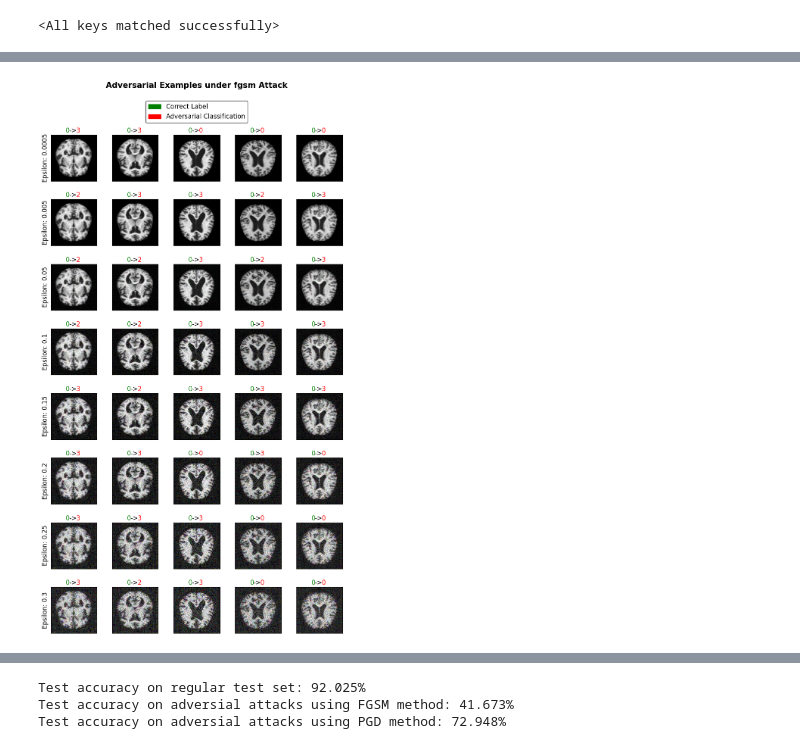
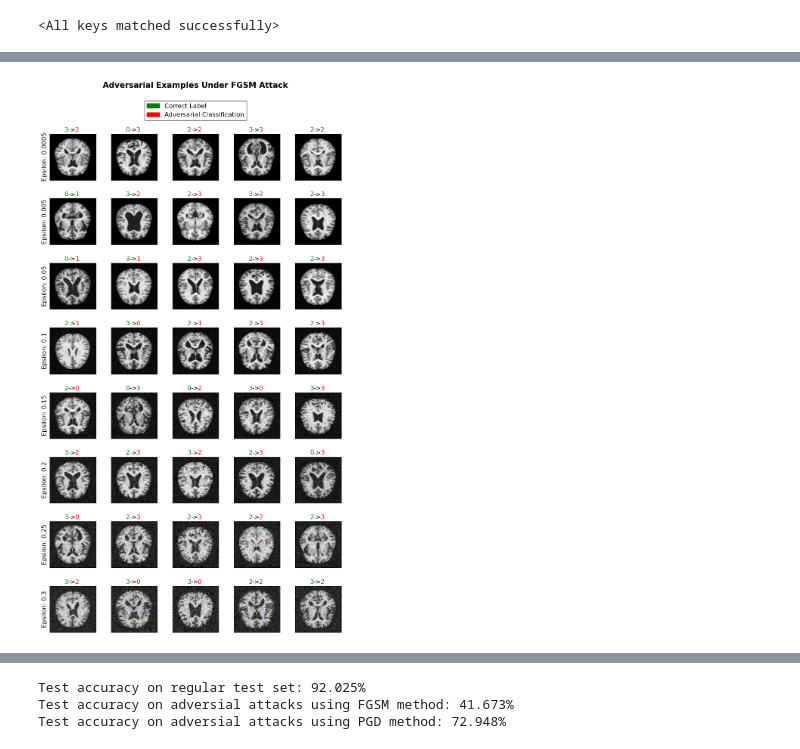
Before and after one commit to nivbartov/MRI_Brain_Alzheimer_Classification, a Jupyter notebook: models/dino_v2_model_atk.ipynb, the cells around one changed output, grey strips where cells are left out. Saved outputs shown, nothing was run; the diff lists cells and outputs as text; code cells hidden in the pictures.

```diff
--- a/models/dino_v2_model_atk.ipynb
+++ b/models/dino_v2_model_atk.ipynb
@@ -170,11 +169,11 @@ criterion = nn.CrossEntropyLoss()
 </h1>
 # %%
 # Test loader witch batch size of 1 (in order to perform attacks one by one)
-testloader = torch.utils.data.DataLoader(test_set, batch_size=1, shuffle=False, num_workers=6, pin_memory=True)
+testloader = torch.utils.data.DataLoader(test_set, batch_size=1, shuffle=True, num_workers=6, pin_memory=True)
 # %% [markdown]
 **Load Trained Model**
 # %%
-pretrained_model_path = f"./checkpoints/DINOv2_140224_09102024_train_0.0121_val_0.0937.pth"
+pretrained_model_path = f"./checkpoints/DINOv2_074712_09102024/DINOv2_140224_09102024_train_0.0121_val_0.0937.pth"
 checkpoint = torch.load(pretrained_model_path,weights_only=True)
 model.load_state_dict(checkpoint['net'])
 # %% [output]
@@ -215,9 +214,9 @@ Performing attack using epsilon 0.3
 |   0.3   | 24.5504% |
 +---------+----------+
 # %%
-utils_funcs.plot_adversarial_examples(epsilons, examples, attack_name='fgsm', parameter_type='Epsilon')
+utils_funcs.plot_adversarial_examples(epsilons, examples, attack_name='FGSM', parameter_type='Epsilon')
 # %% [output]
-[figure, old version]
+[figure, new version]
 # %% [markdown]
 <h1 style="display: flex; align-items: center; font-size: 25px; margin: 0;">
     <img src="../assets/icons/icons8-weapon-48.png" style="width: 40px; height: 40px; margin-right: 5px;">
```
Also changed, not shown: parts of 4 cells of this notebook.
